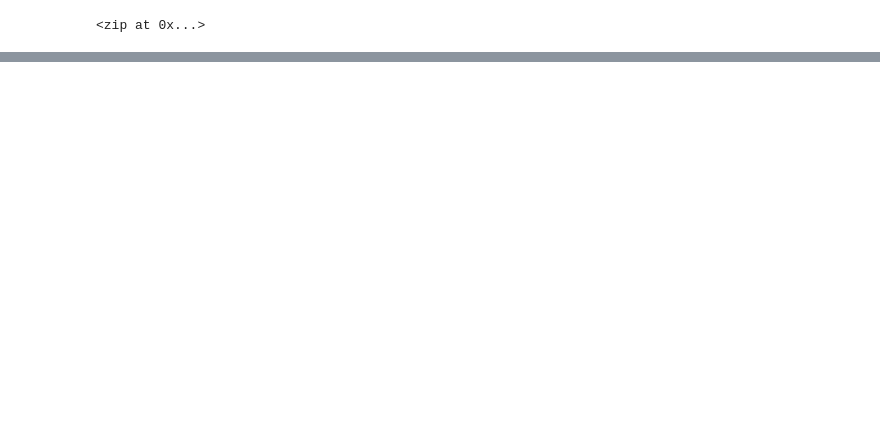
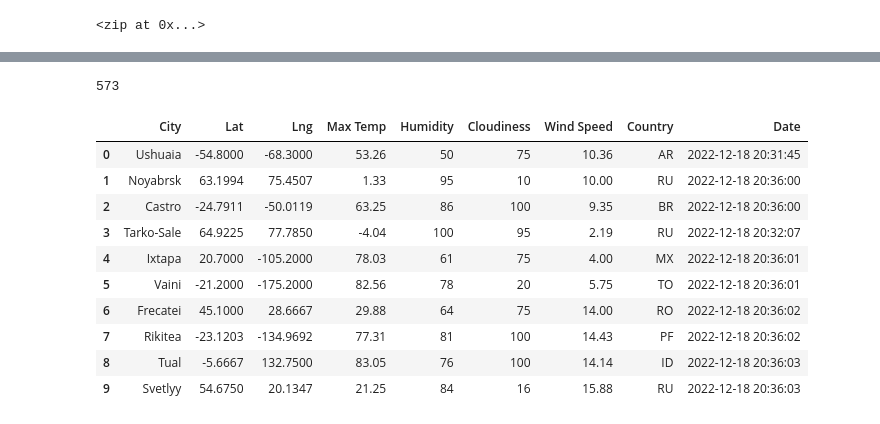
Before and after one commit to SeanWoodPhD/world-weather-analysis, a Jupyter notebook: WeatherPy.ipynb, the cells around one changed output, grey strips where cells are left out. Saved outputs shown, nothing was run; the diff lists cells and outputs as text; code cells hidden in the pictures; blank space fills up the shorter version.

Commit message:
Modifying .gitignore and adding WeatherPy file.

```diff
--- a/WeatherPy.ipynb
+++ b/WeatherPy.ipynb
@@ -7,3 +17,6 @@ from citipy import citipy
+# %%
+# Starting URL for Weather Map API Call.
+url = "http://api.openweathermap.org/data/2.5/weather?units=Imperial&APPID=" + weather_api_key
 # %%
 # Create a set of random latitude and longitude combinations.
 lats = np.random.uniform(low=-90.000, high=90.000, size=1500)
@@ -51,0 +147,20 @@ len(cities)
+# %%
+len(city_data)
+# %% [output]
+573
+# %%
+# Convert the array of dictionaries to a Pandas DataFrame.
+city_data_df = pd.DataFrame(city_data)
+city_data_df.head(10)
+# %% [output]
+|  | City | Lat | Lng | Max Temp | Humidity | Cloudiness | Wind Speed | Country | Date |
+| 0 | Ushuaia | -54.8000 | -68.3000 | 53.26 | 50 | 75 | 10.36 | AR | 2022-12-18 20:31:45 |
+| 1 | Noyabrsk | 63.1994 | 75.4507 | 1.33 | 95 | 10 | 10.00 | RU | 2022-12-18 20:36:00 |
+| 2 | Castro | -24.7911 | -50.0119 | 63.25 | 86 | 100 | 9.35 | BR | 2022-12-18 20:36:00 |
+| 3 | Tarko-Sale | 64.9225 | 77.7850 | -4.04 | 100 | 95 | 2.19 | RU | 2022-12-18 20:32:07 |
+| 4 | Ixtapa | 20.7000 | -105.2000 | 78.03 | 61 | 75 | 4.00 | MX | 2022-12-18 20:36:01 |
+| 5 | Vaini | -21.2000 | -175.2000 | 82.56 | 78 | 20 | 5.75 | TO | 2022-12-18 20:36:01 |
+| 6 | Frecatei | 45.1000 | 28.6667 | 29.88 | 64 | 75 | 14.00 | RO | 2022-12-18 20:36:02 |
+| 7 | Rikitea | -23.1203 | -134.9692 | 77.31 | 81 | 100 | 14.43 | PF | 2022-12-18 20:36:02 |
+| 8 | Tual | -5.6667 | 132.7500 | 83.05 | 76 | 100 | 14.14 | ID | 2022-12-18 20:36:03 |
+| 9 | Svetlyy | 54.6750 | 20.1347 | 21.25 | 84 | 16 | 15.88 | RU | 2022-12-18 20:36:03 |
```
Also changed, not shown: parts of 6 cells of this notebook, 1 other file.
